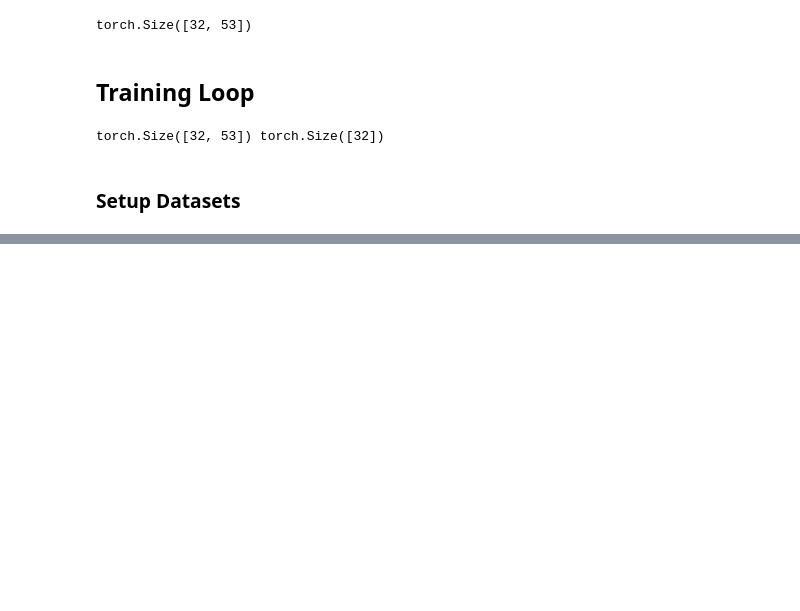
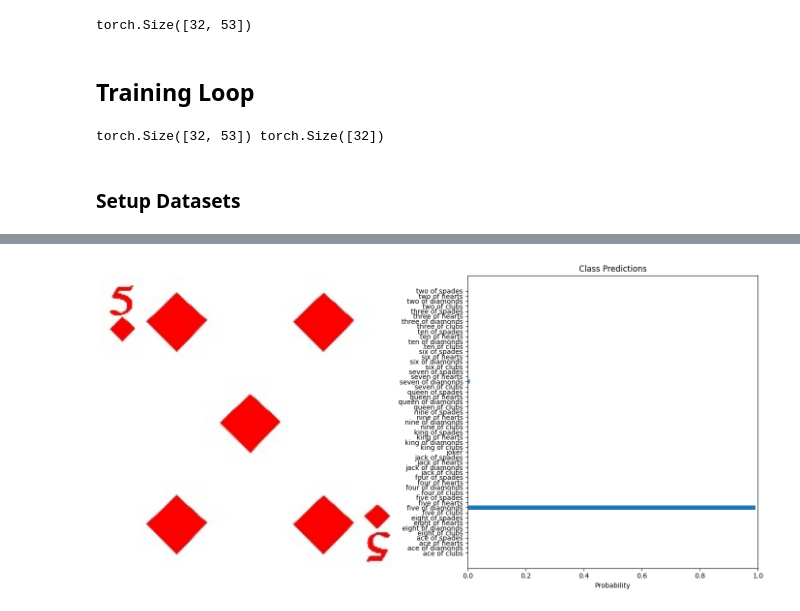
Before and after one commit to Kamwaro-001/cards-image-classifier, a Jupyter notebook: cards-image-classifier.ipynb, the cells around one changed output, grey strips where cells are left out. Cells and saved outputs as stored; diff of their text form; code cells hidden in the pictures; blank space fills up the shorter version.

```diff
--- a/cards-image-classifier.ipynb
+++ b/cards-image-classifier.ipynb
@@ -334,0 +318,52 @@ Find logs at: ./wandb/run-20240318_135301-kix48297/logs
+# %%
+# Evaluating results
+import torchvision.transforms as transforms
+from PIL import Image
+
+# load and preprocess the image
+def preprocess_image(image_path, transform):
+    image = Image.open(image_path).convert("RGB")
+    return image, transform(image).unsqueeze(0)
+
+# predict using the model
+def predict(model, image_tensor, device):
+    model.eval()
+    with torch.no_grad():
+        image_tensor = image_tensor.to(device)
+        outputs = model(image_tensor)
+        probabilities = torch.nn.functional.softmax(outputs, dim=1)
+
+    return probabilities.cpu().numpy().flatten()
+
+# Visualization
+def visualize_predictions(original_image, probabilities, class_names):
+    fig, axarr = plt.subplots(1, 2, figsize=(14, 7))
+
+    # Display image
+    axarr[0].imshow(original_image)
+    axarr[0].axis("off")
+
+    # Display predictions
+    axarr[1].barh(class_names, probabilities)
+    axarr[1].set_xlabel("Probability")
+    axarr[1].set_title("Class Predictions")
+    axarr[1].set_xlim(0, 1)
+
+    plt.tight_layout()
+    plt.show()
+
+# Example usage
+test_image = "/kaggle/input/cards-image-datasetclassification/test/five of diamonds/2.jpg"
+transform = transforms.Compose([
+    transforms.Resize((128, 128)),
+    transforms.ToTensor()
+])
+
+original_image, image_tensor = preprocess_image(test_image, transform)
+probabilities = predict(model, image_tensor, device)
+
+# Assuming dataset.classes gives the class names
+class_names = dataset.classes
+visualize_predictions(original_image, probabilities, class_names)
+# %% [output]
+[figure, added]
```
Also changed, not shown: parts of 10 cells of this notebook.
